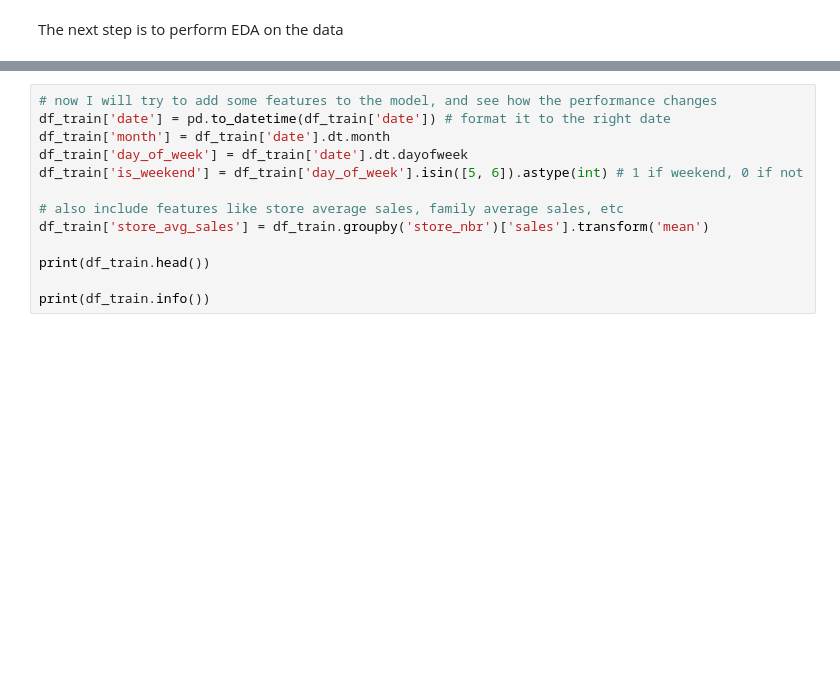
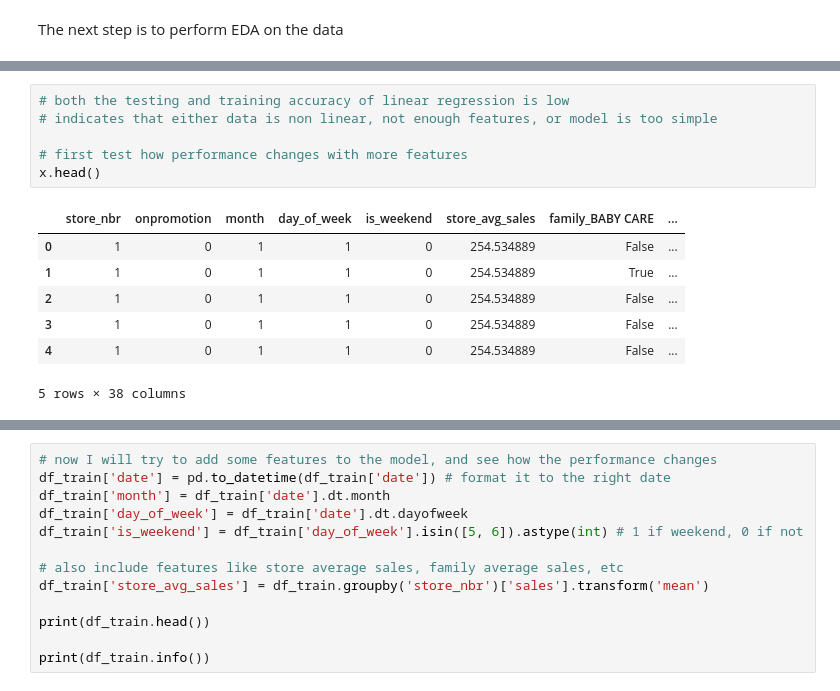
Before and after one commit to xblam/store_sales_predictions, a Jupyter notebook: notebooks/01_clean_and_EDA.ipynb, the cells around one changed output, grey strips where cells are left out. Drawn from its saved outputs; the diff is of its cells as text; blank space fills up the shorter version.

Commit message:
simple linear regression before xgboosting

```diff
--- a/notebooks/01_clean_and_EDA.ipynb
+++ b/notebooks/01_clean_and_EDA.ipynb
@@ -150,0 +54,14 @@ R²: 0.76
+# %%
+# both the testing and training accuracy of linear regression is low
+# indicates that either data is non linear, not enough features, or model is too simple
+
+# first test how performance changes with more features
+x.head()
+# %% [output]
+|  | store_nbr | onpromotion | month | day_of_week | is_weekend | store_avg_sales | family_BABY CARE | ... |
+| 0 | 1 | 0 | 1 | 1 | 0 | 254.534889 | False | ... |
+| 1 | 1 | 0 | 1 | 1 | 0 | 254.534889 | True | ... |
+| 2 | 1 | 0 | 1 | 1 | 0 | 254.534889 | False | ... |
+| 3 | 1 | 0 | 1 | 1 | 0 | 254.534889 | False | ... |
+| 4 | 1 | 0 | 1 | 1 | 0 | 254.534889 | False | ... |
+5 rows × 38 columns
```
Also changed, not shown: parts of 6 cells of this notebook.
